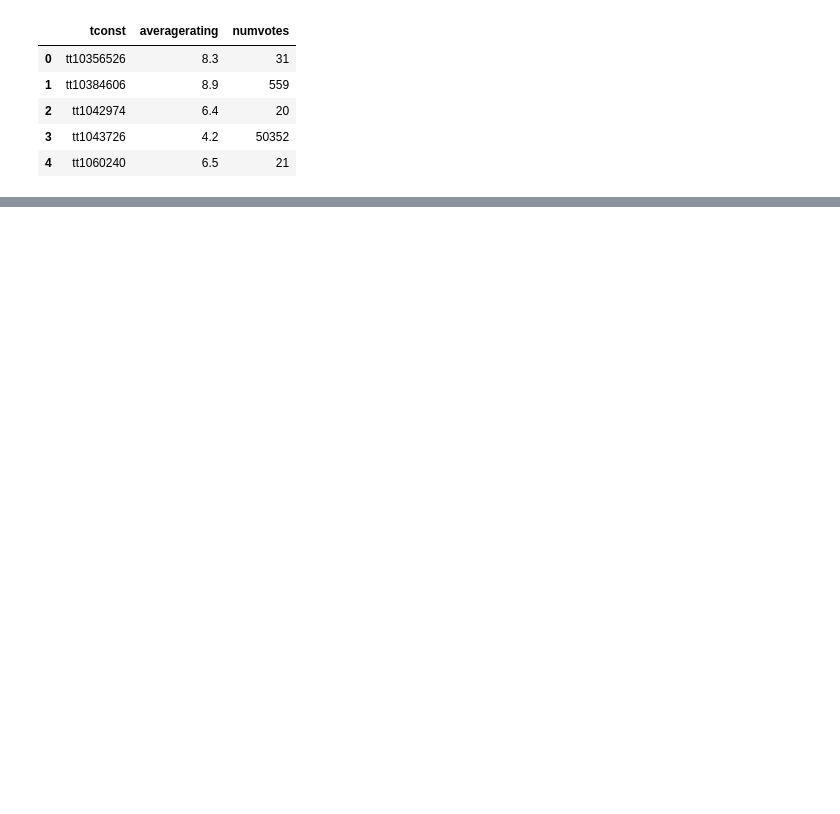
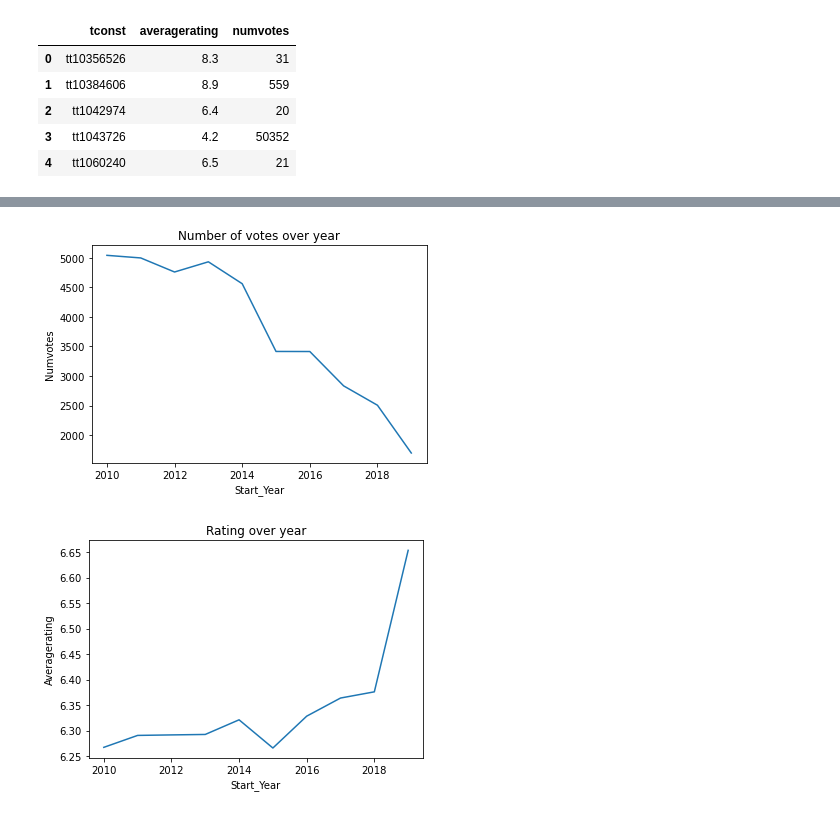
Before and after one commit to AswathiSasikumar/King-County-House-Sales-, a Jupyter notebook: dsc-phase1-project-template.ipynb, the cells around one changed output, grey strips where cells are left out. Saved outputs shown, nothing was run; the diff lists cells and outputs as text; code cells hidden in the pictures; blank space fills up the shorter version.

```diff
--- a/dsc-phase1-project-template.ipynb
+++ b/dsc-phase1-project-template.ipynb
@@ -369,0 +464,15 @@ Questions to consider:
+# %%
+# To find the relation between Rating and Number of votes
+
+sns.lineplot(x= 'Start_Year',y = 'Numvotes',data=imdb_merged,ci=None)
+plt.title("Number of votes over year")
+plt.show()
+
+# To find the relation between Rating and Average rating
+
+sns.lineplot(x= 'Start_Year',y = 'Averagerating',data=imdb_merged,ci=None)
+plt.title("Rating over year")
+plt.show()
+# %% [output]
+[figure, added]
+[figure, added]
```
Also changed, not shown: parts of 92 cells of this notebook, 5 other files.
